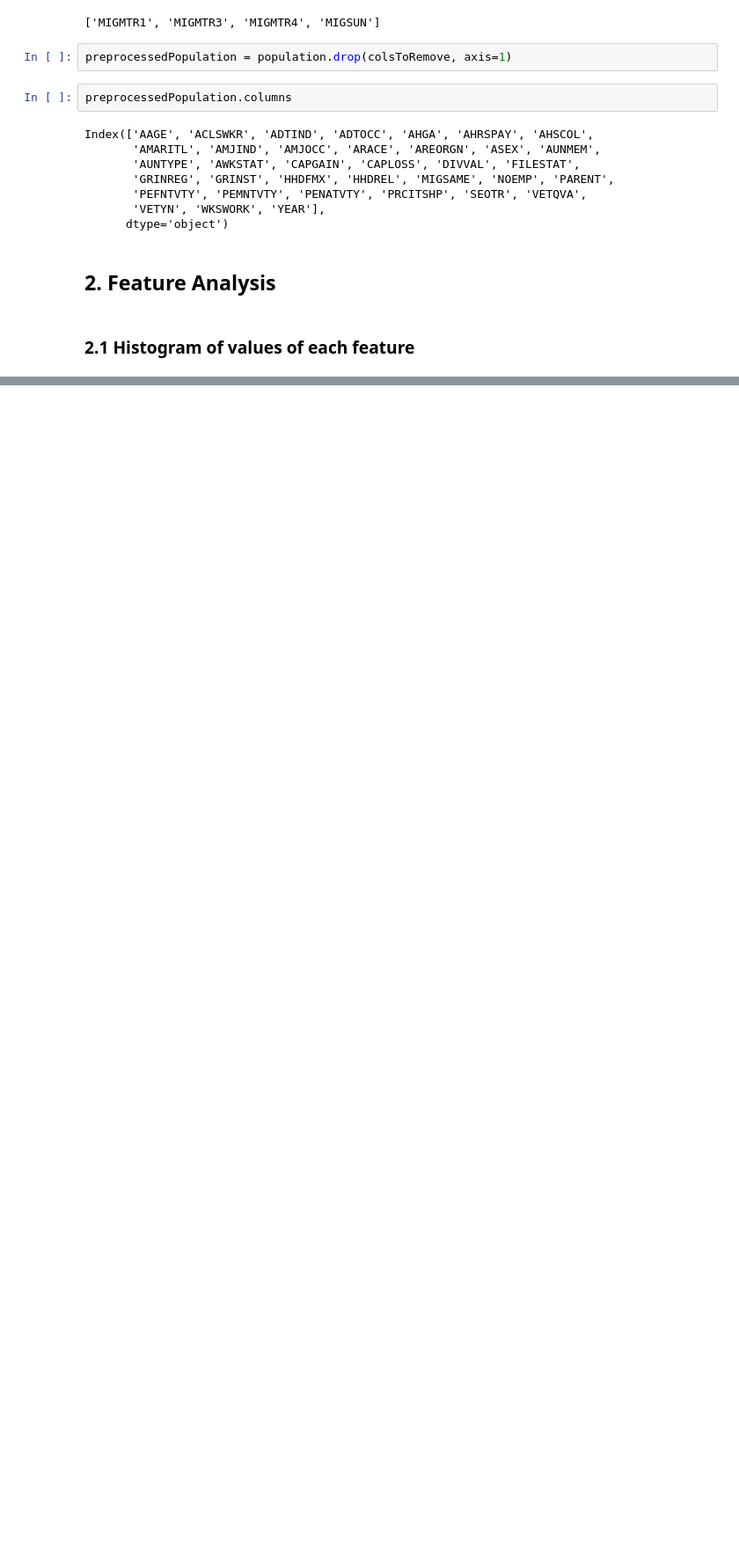
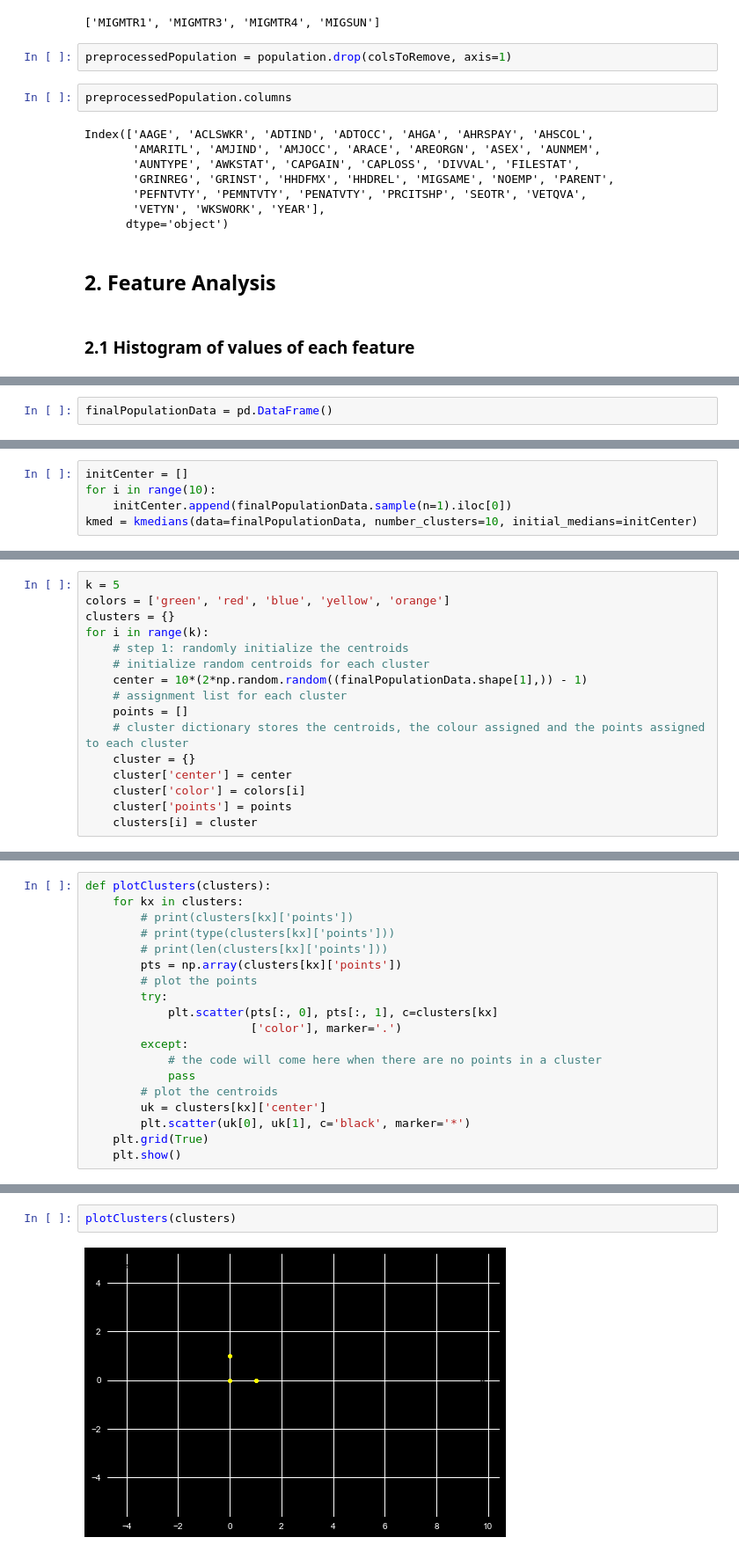
Before and after one commit to PritishWadhwa/ML-Assignments, a Jupyter notebook: Assignment3/Q1.ipynb, the cells around one changed output, grey strips where cells are left out. Shown at 88% size. Saved outputs shown, nothing was run; the diff lists cells and outputs as text; blank space fills up the shorter version.

Commit message:
clustering left

```diff
--- a/Assignment3/Q1.ipynb
+++ b/Assignment3/Q1.ipynb
@@ -161,0 +303,2 @@ plt.show()
+# %%
+finalPopulationData = pd.DataFrame()
@@ -161,0 +332,5 @@ plt.show()
+# %%
+initCenter = []
+for i in range(10):
+    initCenter.append(finalPopulationData.sample(n=1).iloc[0])
+kmed = kmedians(data=finalPopulationData, number_clusters=10, initial_medians=initCenter)
@@ -161,0 +339,16 @@ plt.show()
+# %%
+k = 5
+colors = ['green', 'red', 'blue', 'yellow', 'orange']
+clusters = {}
+for i in range(k):
+    # step 1: randomly initialize the centroids
+    # initialize random centroids for each cluster
+    center = 10*(2*np.random.random((finalPopulationData.shape[1],)) - 1)
+    # assignment list for each cluster
+    points = []
+    # cluster dictionary stores the centroids, the colour assigned and the points assigned to each cluster
+    cluster = {}
+    cluster['center'] = center
+    cluster['color'] = colors[i]
+    cluster['points'] = points
+    clusters[i] = cluster
@@ -161,0 +380,19 @@ plt.show()
+# %%
+def plotClusters(clusters):
+    for kx in clusters:
+        # print(clusters[kx]['points'])
+        # print(type(clusters[kx]['points']))
+        # print(len(clusters[kx]['points']))
+        pts = np.array(clusters[kx]['points'])
+        # plot the points
+        try:
+            plt.scatter(pts[:, 0], pts[:, 1], c=clusters[kx]
+                        ['color'], marker='.')
+        except:
+            # the code will come here when there are no points in a cluster
+            pass
+        # plot the centroids
+        uk = clusters[kx]['center']
+        plt.scatter(uk[0], uk[1], c='black', marker='*')
+    plt.grid(True)
+    plt.show()
@@ -161,0 +405,4 @@ plt.show()
+# %%
+plotClusters(clusters)
+# %% [output]
+[figure, added]
```
Also changed, not shown: parts of 33 cells of this notebook.
